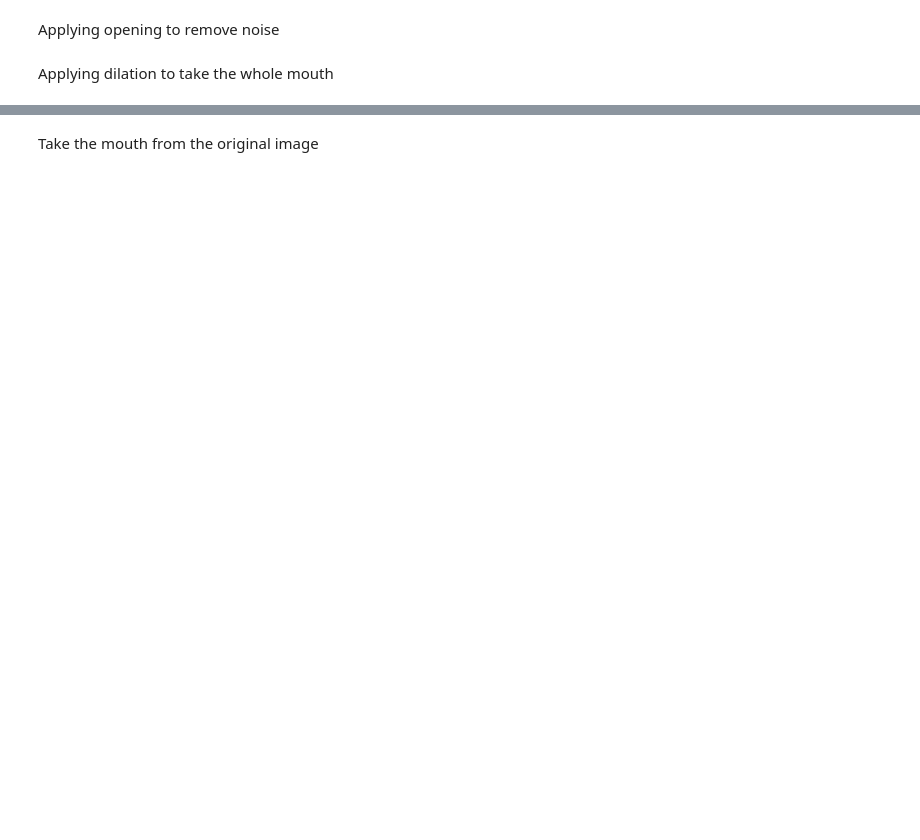
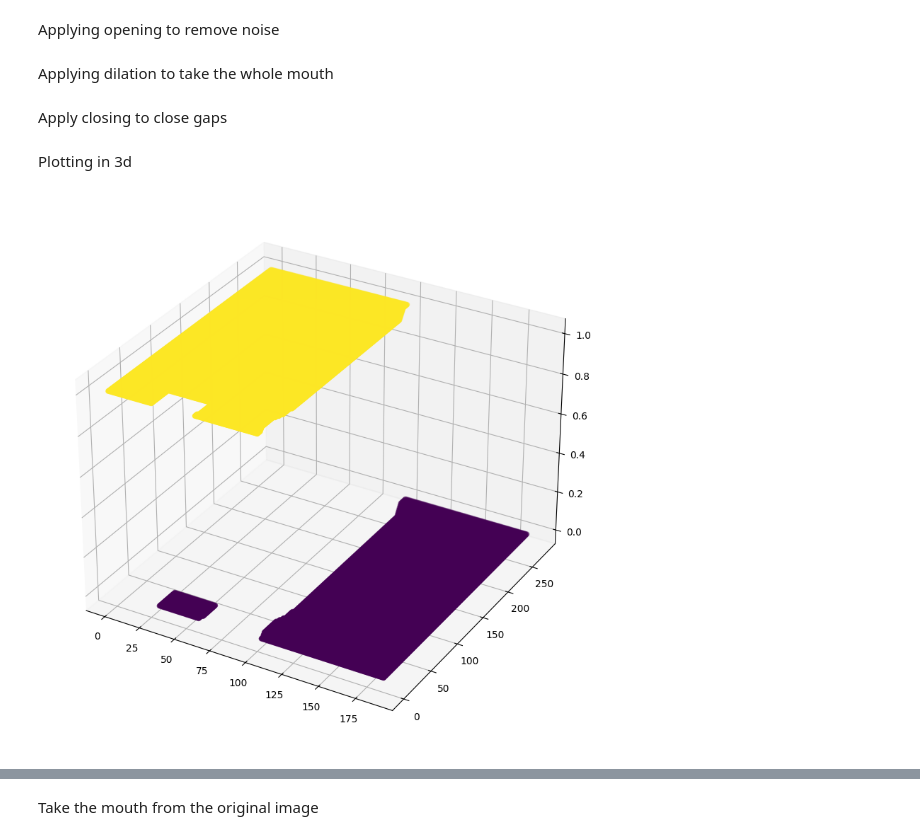
Before and after one commit to yosamah/Image-processing-project, a Jupyter notebook: Lab_1_std.ipynb, the cells around one changed output, grey strips where cells are left out. Drawn from its saved outputs; the diff is of its cells as text; code cells hidden in the pictures; blank space fills up the shorter version.

```diff
--- a/Lab_1_std.ipynb
+++ b/Lab_1_std.ipynb
@@ -210,12 +309,9 @@ local_hist(roi_gray_mouth_region)
 # %% [markdown]
 Applying segmentation using threshholding
 # %%
-max_value = np.max(roi_gray_mouth_region)
-mean_value = np.mean(roi_gray_mouth_region)
-
 #dividing the image into 4 parts and calculate the histogram of each part
 part1, part2, part3, part4 = divide_image(roi_gray_mouth_region)
-peak1, peak2, peak3, peak4 = get_teeth_local(roi_gray_mouth_region)
+peak1, peak2, peak3, peak4 = get_peaks_local(roi_gray_mouth_region)
 
 #puting the peaks in an array to make it easy to loop over them
 hist_peaks = [peak1, peak2, peak3, peak4]
@@ -226,8 +322,7 @@ for i in range(len(hist_peaks)):
     if len(hist_peaks[i]) == 1:
         hist_peaks[i] = 255
     else:
-        hist_peaks[i] = get_threshold_between_2_peaks(hist_peaks[i][0], hist_peaks[i][1], img_parts[i][0])
-
+        hist_peaks[i] = get_threshold_between_2_peaks(hist_peaks[i][-2], hist_peaks[i][-1], img_parts[i][0])
 
 print(hist_peaks)
 roi_gray_mouth_region = local_thresholding(hist_peaks, roi_gray_mouth_region)
@@ -244,7 +343,7 @@ Applying opening to remove noise
 kernel = np.ones((5, 5), np.uint8)
 
 # Apply opening operation to the binary mask
-opened_mask = cv2.morphologyEx(roi_gray_mouth_region, cv2.MORPH_OPEN, kernel)
+opened_mask = cv2.morphologyEx(roi_gray_mouth_region, cv2.MORPH_OPEN, kernel, iterations=2)
 
 roi_gray_mouth_region = roi_gray_mouth_region * opened_mask
 
@@ -256,18 +355,45 @@ Applying dilation to take the whole mouth
 # %%
 kernel = np.ones((5, 5), np.uint8)
 
-# # Define the dimensions of the ellipse (width and height)
-# ellipse_width = 5
-# ellipse_height = 10
+# Define the dimensions of the ellipse (width and height)
+ellipse_width = 10
+ellipse_height = 5
 
-# # Create an elliptical kernel
-# ellipse_kernel = cv2.getStructuringElement(cv2.MORPH_ELLIPSE, (ellipse_width, ellipse_height))
+# Create an elliptical kernel
+ellipse_kernel = cv2.getStructuringElement(cv2.MORPH_ELLIPSE, (ellipse_width, ellipse_height))
 
 
 # Apply closing operation to the binary mask
-dilate_mask = cv2.morphologyEx(roi_gray_mouth_region, cv2.MORPH_DILATE, kernel, iterations=5)
+dilate_mask = cv2.morphologyEx(roi_gray_mouth_region, cv2.MORPH_DILATE, ellipse_kernel, iterations=6)
+
 roi_gray_mouth_region = cv2.bitwise_or(roi_gray_mouth_region, dilate_mask)
 
 cv2.imshow("Opened Mask", roi_gray_mouth_region*255)  # Multiply by 255 for better visualization
 cv2.waitKey(0)
 cv2.destroyAllWindows()
+# %% [markdown]
+Apply closing to close gaps
+# %%
+kernel = np.ones((5, 5), np.uint8)
+
+# # Define the dimensions of the ellipse (width and height)
+# ellipse_width = 5
+# ellipse_height = 10
+
+# # Create an elliptical kernel
+# ellipse_kernel = cv2.getStructuringElement(cv2.MORPH_ELLIPSE, (ellipse_width, ellipse_height))
+
+
+# Apply closing operation to the binary mask
+close_mask = cv2.morphologyEx(roi_gray_mouth_region, cv2.MORPH_CLOSE, kernel, iterations=5)
+roi_gray_mouth_region = cv2.bitwise_or(roi_gray_mouth_region, close_mask)
+
+cv2.imshow("closemask", roi_gray_mouth_region*255)  # Multiply by 255 for better visualization
+cv2.waitKey(0)
+cv2.destroyAllWindows()
+# %% [markdown]
+Plotting in 3d
+# %%
+show_image_3d(roi_gray_mouth_region)
+# %% [output]
+[figure, added]
```
Also changed, not shown: parts of 13 cells of this notebook, 8 other files.
